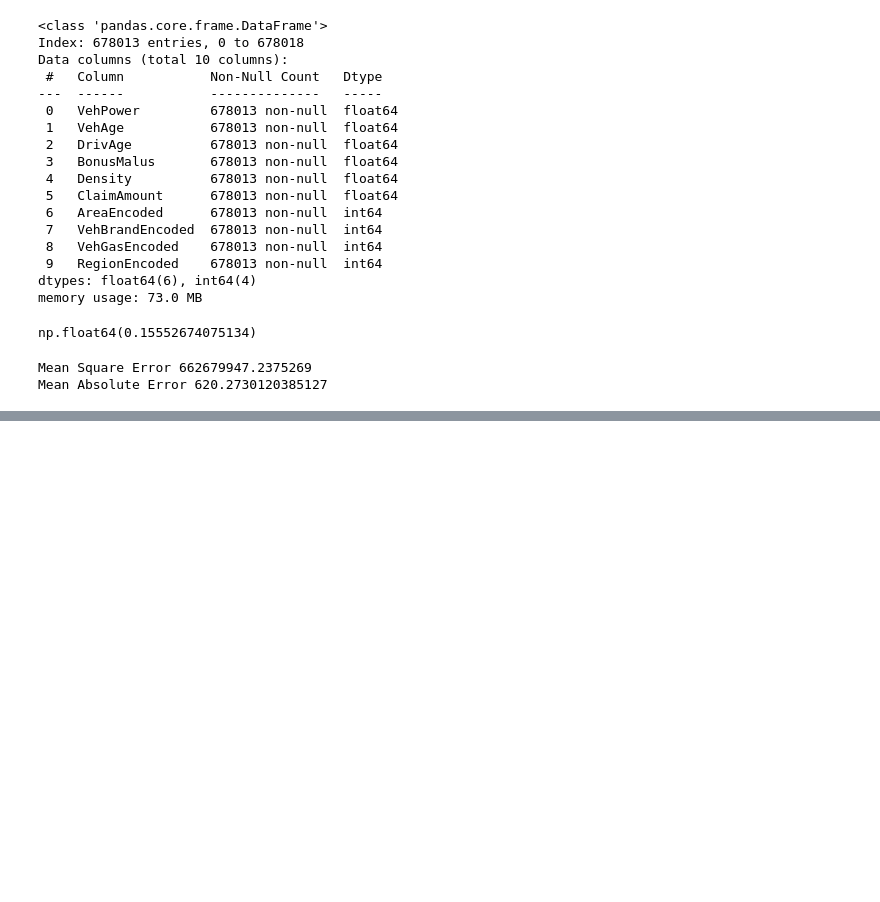
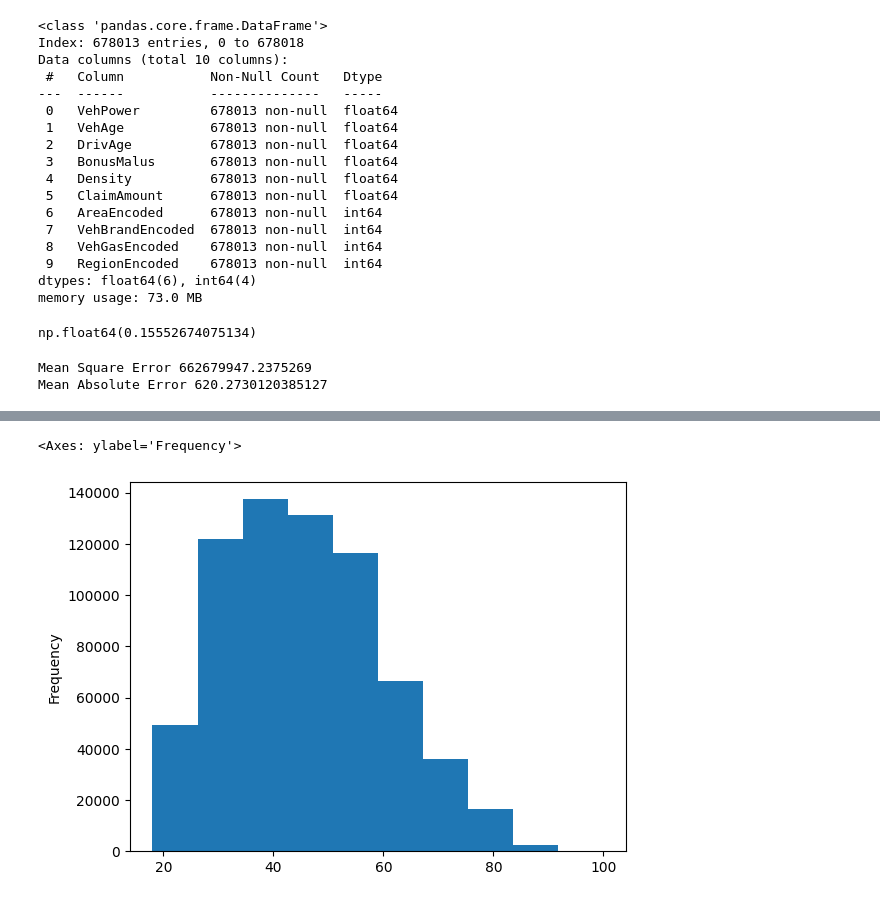
Before and after one commit to Lukas229/rep_lukas, a Jupyter notebook: coding_challenge_huk.ipynb, the cells around one changed output, grey strips where cells are left out. Drawn from its saved outputs; the diff is of its cells as text; code cells hidden in the pictures; blank space fills up the shorter version.

```diff
--- a/coding_challenge_huk.ipynb
+++ b/coding_challenge_huk.ipynb
@@ -562,0 +667,5 @@ Mean Absolute Error 620.2730120385127
+# %%
+df['DrivAge'].plot(kind='hist')
+# %% [output]
+<Axes: ylabel='Frequency'>
+[figure, added]
```
Also changed, not shown: parts of 12 cells of this notebook.
